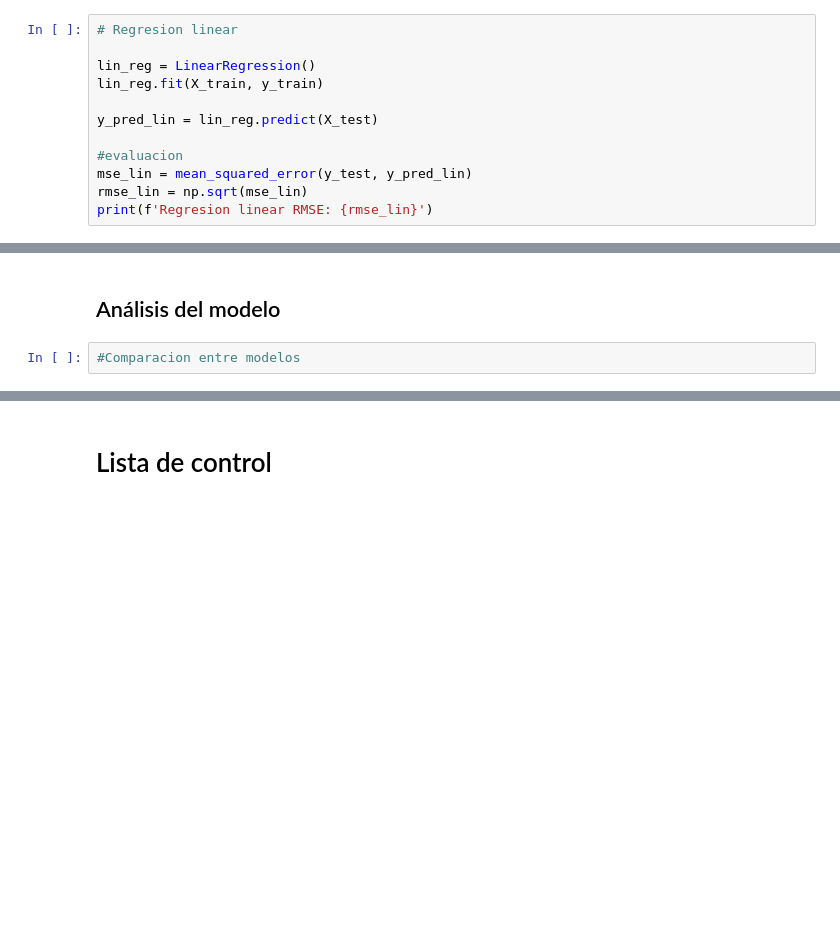
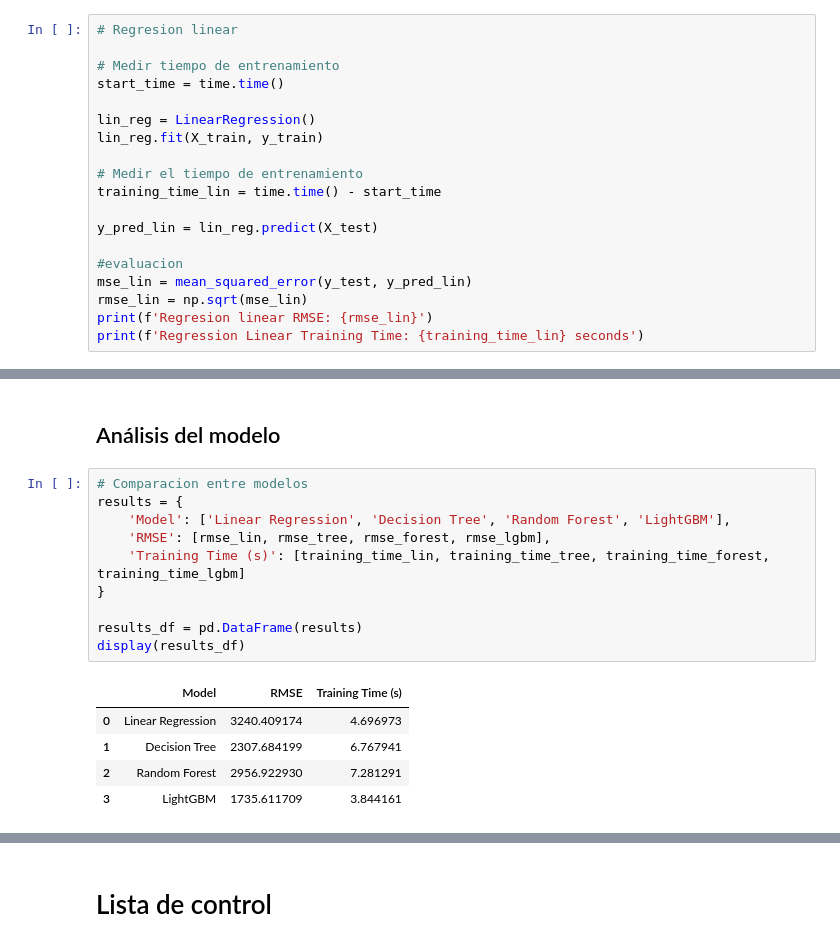
Before and after one commit to ErayFaSol/proyectosDataScience, a Jupyter notebook: proyecto12.ipynb, the cells around one changed output, grey strips where cells are left out. Cells and saved outputs as stored; diff of their text form; blank space fills up the shorter version.

```diff
--- a/proyecto12.ipynb
+++ b/proyecto12.ipynb
@@ -212,8 +209,14 @@ X_train, X_test = X_train.align(X_test, join='left', axis=1, fill_value=0)
 # %%
 # Regresion linear
 
+# Medir tiempo de entrenamiento
+start_time = time.time()
+
 lin_reg = LinearRegression()
 lin_reg.fit(X_train, y_train)
+
+# Medir el tiempo de entrenamiento
+training_time_lin = time.time() - start_time
 
 y_pred_lin = lin_reg.predict(X_test)
 
@@ -221,4 +224,5 @@ y_pred_lin = lin_reg.predict(X_test)
 mse_lin = mean_squared_error(y_test, y_pred_lin)
 rmse_lin = np.sqrt(mse_lin)
 print(f'Regresion linear RMSE: {rmse_lin}')
+print(f'Regression Linear Training Time: {training_time_lin} seconds')
 # %% [output]
@@ -308,4 +338,18 @@ LightGBM RMSE: 1735.611708819157
 # %% [markdown]
 ## Análisis del modelo
-# %%
-#Comparacion entre modelos
+# %%
+# Comparacion entre modelos
+results = {
+    'Model': ['Linear Regression', 'Decision Tree', 'Random Forest', 'LightGBM'],
+    'RMSE': [rmse_lin, rmse_tree, rmse_forest, rmse_lgbm],
+    'Training Time (s)': [training_time_lin, training_time_tree, training_time_forest, training_time_lgbm]
+}
+
+results_df = pd.DataFrame(results)
+display(results_df)
+# %% [output]
+|  | Model | RMSE | Training Time (s) |
+| 0 | Linear Regression | 3240.409174 | 4.696973 |
+| 1 | Decision Tree | 2307.684199 | 6.767941 |
+| 2 | Random Forest | 2956.922930 | 7.281291 |
+| 3 | LightGBM | 1735.611709 | 3.844161 |
```
Also changed, not shown: parts of 11 cells of this notebook.
